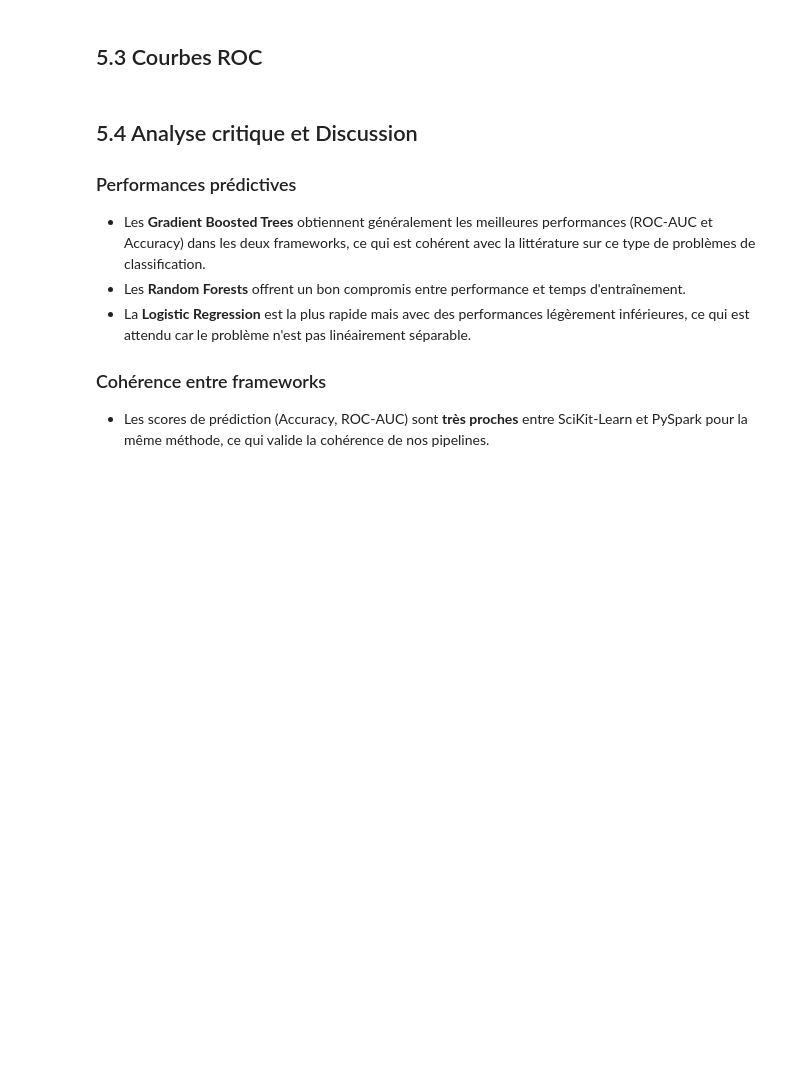
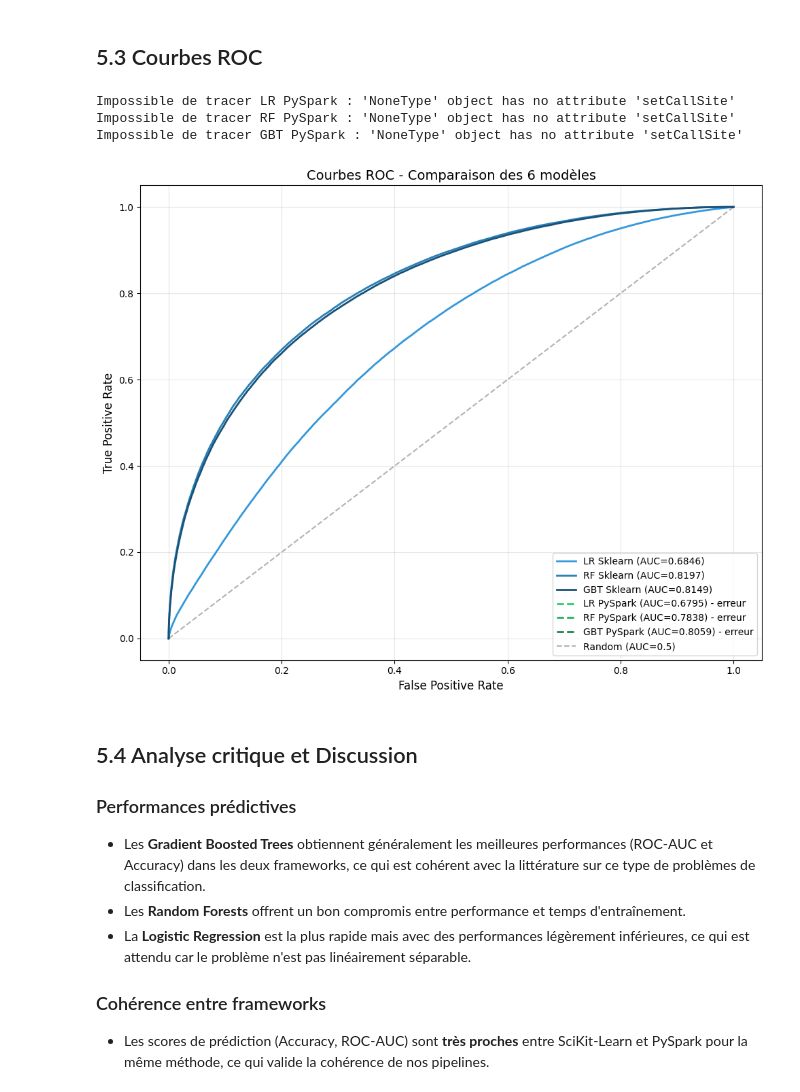
Before and after one commit to BouzelatTarek/LDA-MiniProjet, a Jupyter notebook: Mini-Projet/script.ipynb, the cells around one changed output. Drawn from its saved outputs; the diff is of its cells as text; code cells hidden in the pictures; blank space fills up the shorter version.

```diff
--- a/Mini-Projet/script.ipynb
+++ b/Mini-Projet/script.ipynb
@@ -370,7 +293,7 @@ Note: you may need to restart the kernel to use updated packages.
 # %%
 import os
 
-# Utiliser JDK 17 (compatible avec PySpark 4.x, Java 23 ne l'est pas)
+# Utiliser JDK 17
 os.environ['JAVA_HOME'] = r'C:\Users\tarek\.jdk\jdk-17.0.16'
 os.environ['PATH'] = os.environ['JAVA_HOME'] + r'\bin;' + os.environ['PATH']
 
@@ -383,7 +306,7 @@ import time
 spark = SparkSession.builder \
     .appName("HIGGS-Classification") \
     .master("local[*]") \
-    .config("spark.driver.memory", "4g") \
+    .config("spark.driver.memory", "8g") \
     .getOrCreate()
 
 spark.sparkContext.setLogLevel("ERROR")
@@ -483,7 +406,7 @@ print("=" * 60)
 
 lr_params = {
     'C': [0.01, 0.1, 1.0],
-    'max_iter': [100]
+    'max_iter': [100, 200]
 }
 
 lr_sklearn = LogisticRegression(solver='lbfgs', random_state=42, n_jobs=-1)
@@ -666,8 +666,8 @@ print("=" * 60)
 spark_rf = SparkRF(featuresCol='features', labelCol='label', seed=42)
 
 paramGrid_rf = ParamGridBuilder() \
-    .addGrid(spark_rf.numTrees, [100, 200]) \
-    .addGrid(spark_rf.maxDepth, [10, 20]) \
+    .addGrid(spark_rf.numTrees, [50, 100]) \
+    .addGrid(spark_rf.maxDepth, [5, 10]) \
     .build()
 
 cv_rf_spark = CrossValidator(
@@ -1059,3 +1120,61 @@ plt.show()
+# %%
+from sklearn.metrics import roc_curve
+import matplotlib.pyplot as plt
+
+fig, ax = plt.subplots(1, 1, figsize=(10, 8))
+
+# Courbes ROC pour les 3 modèles SciKit-Learn
+sk_models = {
+    f'LR Sklearn (AUC={roc_lr_sk:.4f})': y_proba_lr_sk,
+    f'RF Sklearn (AUC={roc_rf_sk:.4f})': y_proba_rf_sk,
+    f'GBT Sklearn (AUC={roc_gbt_xgb:.4f})': y_proba_gbt_xgb,
+}
+colors_sk = ['#3498db', '#2980b9', '#1a5276']
+for (label, proba), color in zip(sk_models.items(), colors_sk):
+    fpr, tpr, _ = roc_curve(y_test, proba)
+    ax.plot(fpr, tpr, label=label, color=color, linewidth=2)
+
+# Courbes ROC pour les 3 modèles PySpark
+spark_models_data = [
+    ('LR PySpark', predictions_lr_spark, roc_lr_spark),
+    ('RF PySpark', predictions_rf_spark, roc_rf_spark),
+    ('GBT PySpark', predictions_gbt_spark, roc_gbt_spark),
+]
+colors_sp = ['#2ecc71', '#27ae60', '#1e8449']
+
+for (name, preds, auc_val), color in zip(spark_models_data, colors_sp):
+    try:
+        # Échantillonner AVANT toPandas pour ne pas tuer la session Spark
+        pdf = preds.select('label', 'probability') \
+                   .sample(fraction=0.05, seed=42) \
+                   .toPandas()
+
+        probas = pdf['probability'].apply(lambda x: float(x[1]))
+        fpr, tpr, _ = roc_curve(pdf['label'], probas)
+        ax.plot(fpr, tpr, label=f'{name} (AUC={auc_val:.4f})',
+                color=color, linewidth=2, linestyle='--')
+        print(f"{name} : {len(pdf)} lignes collectées")
+
+    except Exception as e:
+        print(f"Impossible de tracer {name} : {e}")
+        # Tracer une ligne vide pour garder la légende
+        ax.plot([], [], label=f'{name} (AUC={auc_val:.4f}) - erreur',
+                color=color, linewidth=2, linestyle='--')
+
+ax.plot([0, 1], [0, 1], 'k--', alpha=0.3, label='Random (AUC=0.5)')
+ax.set_xlabel('False Positive Rate', fontsize=12)
+ax.set_ylabel('True Positive Rate', fontsize=12)
+ax.set_title('Courbes ROC - Comparaison des 6 modèles', fontsize=14)
+ax.legend(loc='lower right', fontsize=10)
+ax.grid(True, alpha=0.3)
+plt.tight_layout()
+plt.savefig('roc_curves.png', dpi=150, bbox_inches='tight')
+plt.show()
+# %% [output]
+Impossible de tracer LR PySpark : 'NoneType' object has no attribute 'setCallSite'
+Impossible de tracer RF PySpark : 'NoneType' object has no attribute 'setCallSite'
+Impossible de tracer GBT PySpark : 'NoneType' object has no attribute 'setCallSite'
+[figure, added]
 # %% [markdown]
 ## 5.4 Analyse critique et Discussion
 
```
Also changed, not shown: parts of 26 cells of this notebook.
